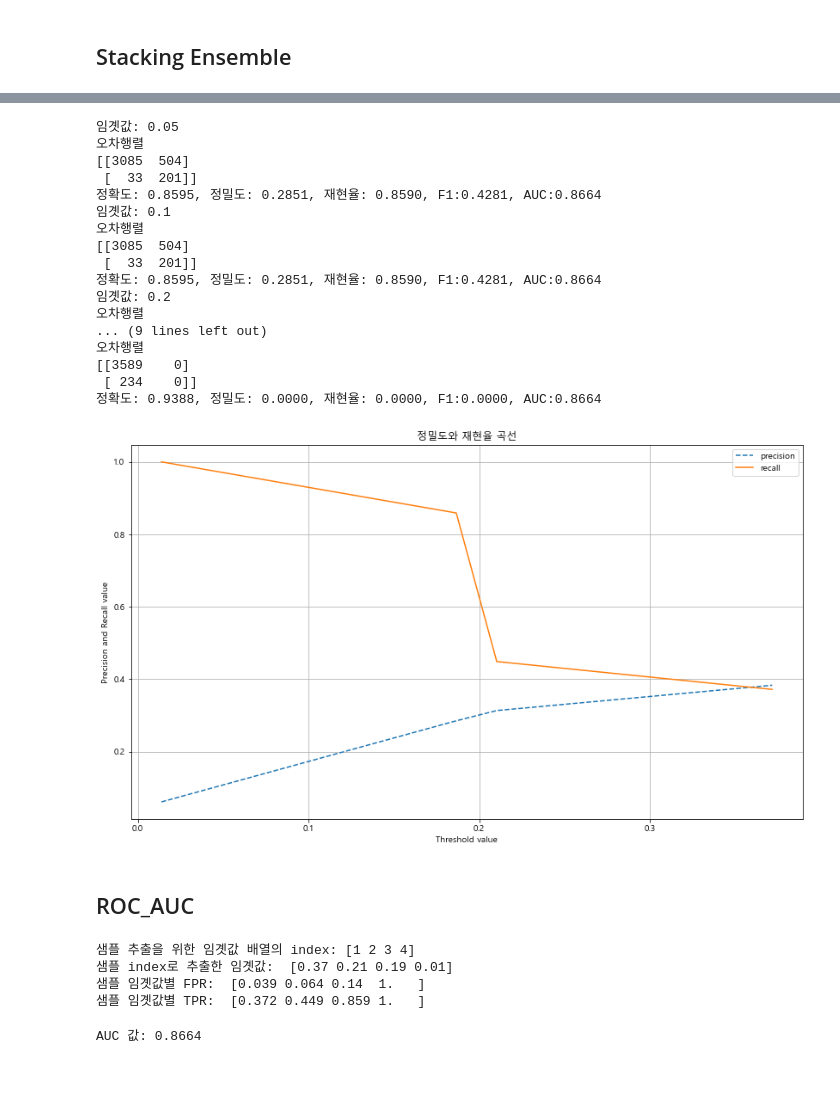
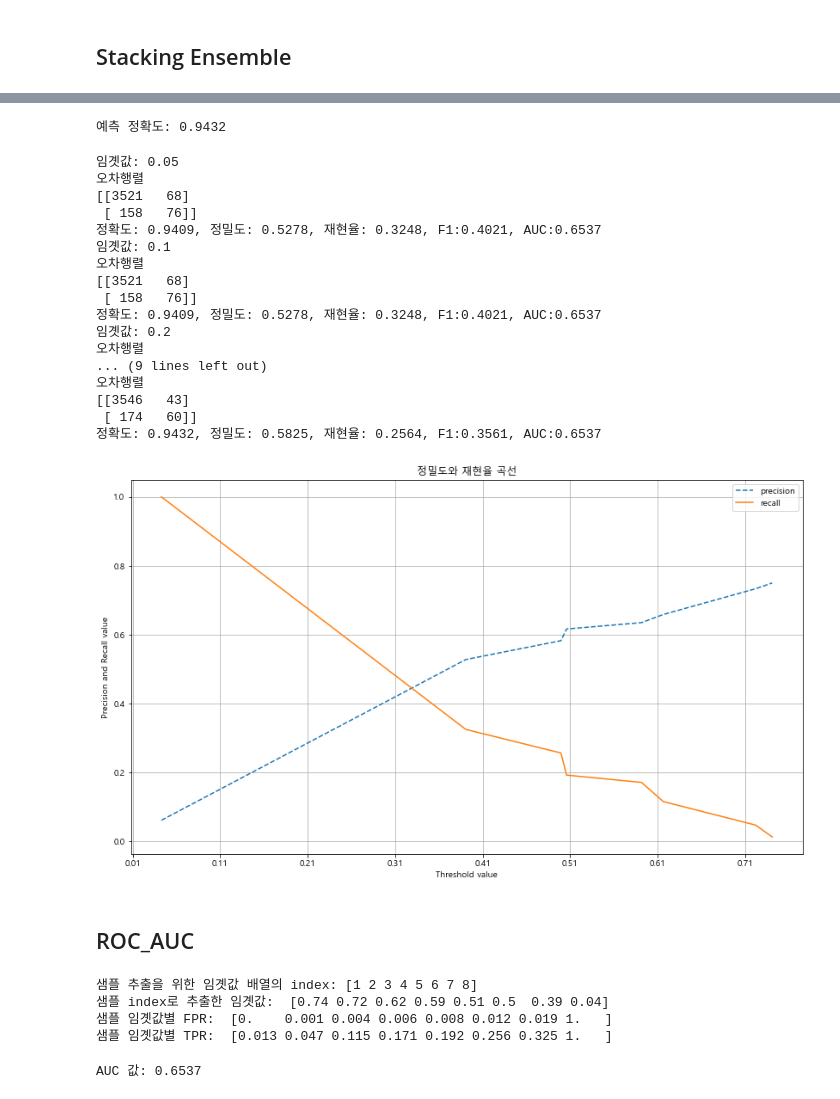
Before and after one commit to jkim0313/project2_quaero, a Jupyter notebook: 모델링/dataset1_raw_modeling.ipynb, the cells around one changed output, grey strips where cells are left out. Drawn from its saved outputs; the diff is of its cells as text; code cells hidden in the pictures.

```diff
--- a/모델링/dataset1_raw_modeling.ipynb
+++ b/모델링/dataset1_raw_modeling.ipynb
@@ -1876,6 +1892,6 @@ meta_data.shape
 # %%
-sens_lr = LogisticRegression()
+sens_model = LGBMClassifier(random_state=0)
 
-sens_lr.fit(meta_data, y_test)
-sens_lr_pred = lr_reg.predict(meta_data)
-print('예측 정확도: {0:.4f}'.format(accuracy_score(y_test, sens_lr_pred)))
+sens_model.fit(meta_data, y_test)
+sens_model_pred = sens_model.predict(meta_data)
+print('예측 정확도: {0:.4f}'.format(accuracy_score(y_test, sens_model_pred)))
@@ -1881,0 +1931,3 @@ print('예측 정확도: {0:.4f}'.format(accuracy_score(y_test, sens_lr_pred)))
+# %%
+b_params = best_rfparam(sens_model, parameters, 'accuracy', 5)
+b_params[-1]
@@ -1882,3 +1941,28 @@ print('예측 정확도: {0:.4f}'.format(accuracy_score(y_test, sens_lr_pred)))
+# %%
+# 최적 하이퍼 파라미터 저장
+
+max_depth = 0
+min_samples_leaf = 0
+min_samples_split = 0
+n_estimators = 0
+
+for key, value in b_params[-1].items():
+    if key == 'max_depth':
+        max_depth = value
+    if key == 'min_samples_leaf':
+        min_samples_leaf = value
+    elif key == 'min_samples_split':
+        min_samples_split = value
+    else:
+        n_estimators = value
+# %%
+# 최적 하이퍼 파라미터 적용
+sens_model1 = LGBMClassifier(learning_rate=learning_rate, max_depth=max_depth, num_iterations=num_iterations)
+sens_model1.fit(meta_data, y_test)
+sens_model1_pred = sens_model1.predict(meta_data)
+print('예측 정확도: {0:.4f}'.format(accuracy_score(y_test, sens_model1_pred)))
+# %% [output]
+예측 정확도: 0.9432
 # %%
 # 오차행렬, 정확도, 정밀도, 재현율, F1스코어 함수에 ROC_AUC 추가
 def get_clf_eval(y_test, pred=None, pred_proba=None):
@@ -1903,69 +1987,69 @@ def get_eval_by_threshold(y_test, pred_proba_c1, thresholds):
 from sklearn.preprocessing import Binarizer
 
 thresholds = [0.05, 0.1, 0.2, 0.3, 0.4]
-pred_proba = sens_lr.predict_proba(X_test)
+pred_proba = sens_model1.predict_proba(meta_data)
 
 get_eval_by_threshold(y_test, pred_proba[:, 1].reshape(-1, 1), thresholds)
 # %% [output]
 임곗값: 0.05
 오차행렬
-[[3085  504]
- [  33  201]]
-정확도: 0.8595, 정밀도: 0.2851, 재현율: 0.8590, F1:0.4281, AUC:0.8664
+[[3521   68]
+ [ 158   76]]
+정확도: 0.9409, 정밀도: 0.5278, 재현율: 0.3248, F1:0.4021, AUC:0.6537
 임곗값: 0.1
 오차행렬
-[[3085  504]
- [  33  201]]
-정확도: 0.8595, 정밀도: 0.2851, 재현율: 0.8590, F1:0.4281, AUC:0.8664
+[[3521   68]
+ [ 158   76]]
+정확도: 0.9409, 정밀도: 0.5278, 재현율: 0.3248, F1:0.4021, AUC:0.6537
 임곗값: 0.2
 오차행렬
 ... (9 lines left out)
 오차행렬
-[[3589    0]
- [ 234    0]]
-정확도: 0.9388, 정밀도: 0.0000, 재현율: 0.0000, F1:0.0000, AUC:0.8664
+[[3546   43]
+ [ 174   60]]
+정확도: 0.9432, 정밀도: 0.5825, 재현율: 0.2564, F1:0.3561, AUC:0.6537
 # %%
 from sklearn.metrics import precision_recall_curve
 import numpy as np
 
 plt.rcParams["font.family"] = "Malgun Gothic"
 
 def precision_recall_curve_plot(y_test, pred_proba_c1):
     precisions, recalls, thresholds = precision_recall_curve(y_test, pred_proba_c1)
 
     # X축을 threshold값으로, Y축은 정밀도, 재현율 값으로 각각 plot 수행. 정밀도는 점선으로 표시
     plt.figure(figsize=(14, 8))
     # 임곗값 수치
     threshold_boundary = thresholds.shape[0]
     # 정밀도는 점선으로
     plt.plot(thresholds, precisions[0:threshold_boundary], linestyle='--', label='precision')
     # 재현율은 선으로
     plt.plot(thresholds, recalls[0:threshold_boundary], label='recall')
 
     start, end = plt.xlim()
     # x축을 0.1씩 증가, 소수점 둘째자리까지 표시
     plt.xticks(np.round(np.arange(start, end, 0.1), 2))
 
     plt.title("정밀도와 재현율 곡선")
     plt.xlabel('Threshold value')
     plt.ylabel('Precision and Recall value')
     plt.legend()
     plt.grid()
     plt.show()
 
-precision_recall_curve_plot(y_test, sens_lr.predict_proba(X_test)[:, 1])
+precision_recall_curve_plot(y_test, sens_model1.predict_proba(meta_data)[:, 1])
 
 # 임계값이 낮을수록 재현율은 높고, 정밀도는 낮다.
 # 임계값이 클수록 재현율은 낮고, 정밀도는 높다.
 # %% [output]
-[figure, old version]
+[figure, new version]
 # %% [markdown]
 ## ROC_AUC
 # %%
 from sklearn.metrics import roc_curve
 
 # 레이블 값이 1일때의 예측 확률
-pred_proba_class1 = sens_lr.predict_proba(X_test)[:, 1]
+pred_proba_class1 = sens_model1.predict_proba(meta_data)[:, 1]
 
 fprs, tprs, thresholds = roc_curve(y_test, pred_proba_class1)
 
@@ -1978,18 +2062,18 @@ print('샘플 index로 추출한 임곗값: ', np.round(thresholds[thr_index], 2
 print('샘플 임곗값별 FPR: ', np.round(fprs[thr_index], 3))
 print('샘플 임곗값별 TPR: ', np.round(tprs[thr_index], 3))
 # %% [output]
-샘플 추출을 위한 임곗값 배열의 index: [1 2 3 4]
-샘플 index로 추출한 임곗값:  [0.37 0.21 0.19 0.01]
-샘플 임곗값별 FPR:  [0.039 0.064 0.14  1.   ]
-샘플 임곗값별 TPR:  [0.372 0.449 0.859 1.   ]
+샘플 추출을 위한 임곗값 배열의 index: [1 2 3 4 5 6 7 8]
+샘플 index로 추출한 임곗값:  [0.74 0.72 0.62 0.59 0.51 0.5  0.39 0.04]
+샘플 임곗값별 FPR:  [0.    0.001 0.004 0.006 0.008 0.012 0.019 1.   ]
+샘플 임곗값별 TPR:  [0.013 0.047 0.115 0.171 0.192 0.256 0.325 1.   ]
 # %%
 from sklearn.metrics import roc_auc_score
 
-pred_proba = sens_lr.predict_proba(X_test)[:, 1]
+pred_proba = sens_model1.predict_proba(meta_data)[:, 1]
 roc_score = roc_auc_score(y_test, pred_proba)
 print('AUC 값: {0:.4f}'.format(roc_score))
 # %% [output]
-AUC 값: 0.8664
+AUC 값: 0.6537
 # %%
 plt.figure(figsize=(10,8))
 
```
Also changed, not shown: parts of 33 cells of this notebook.
